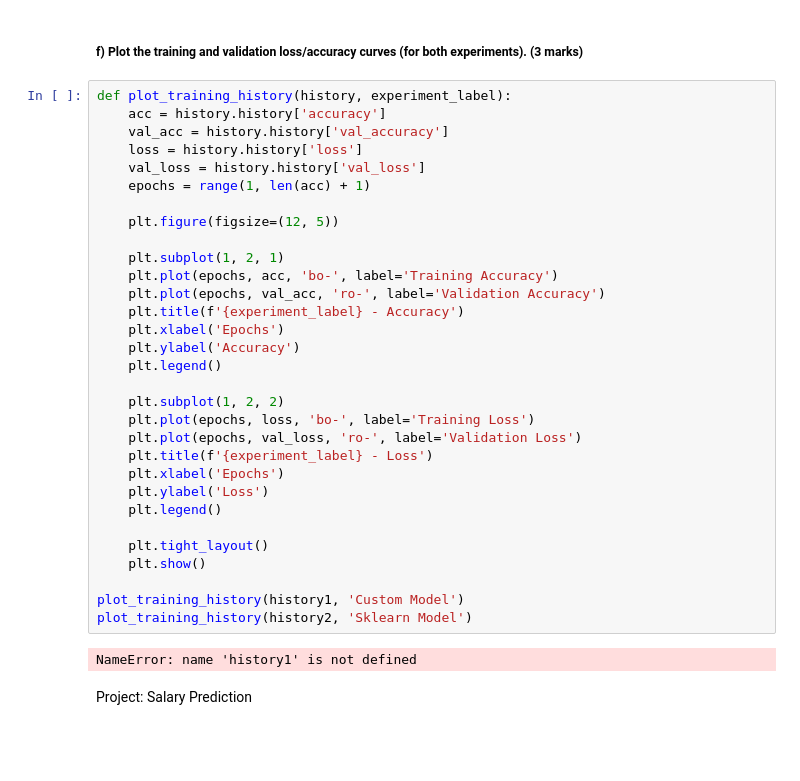
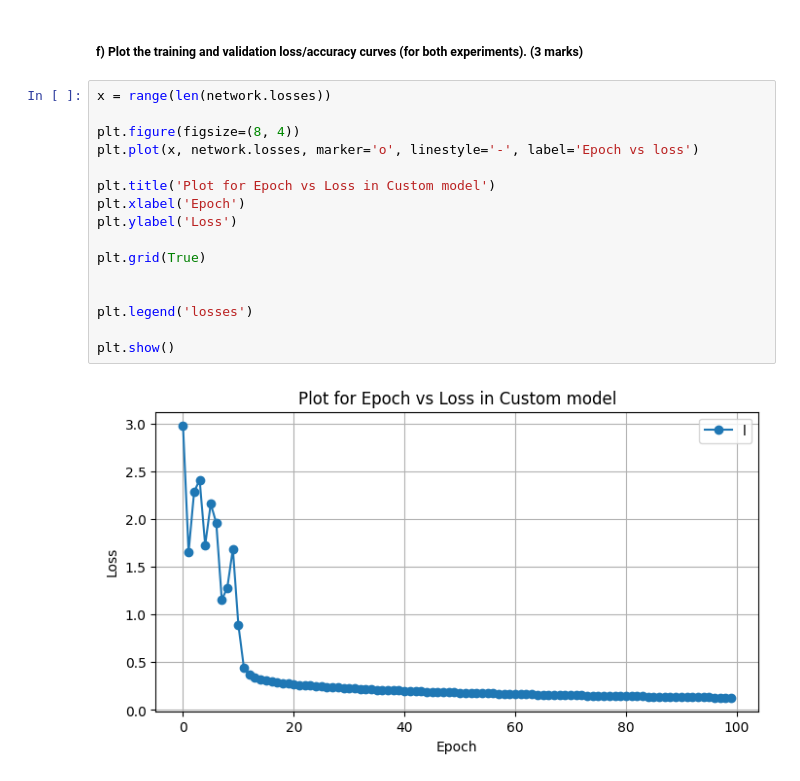
Before and after one commit to fastasturtlee/EDA, a Jupyter notebook: g24ait2004_g24ait2212_A2.ipynb, the cells around one changed output. Saved outputs shown, nothing was run; the diff lists cells and outputs as text; blank space fills up the shorter version.

```diff
--- a/g24ait2004_g24ait2212_A2.ipynb
+++ b/g24ait2004_g24ait2212_A2.ipynb
@@ -631,37 +662,20 @@ plt.plot
 # %% [markdown]
 ##### f) Plot the training and validation loss/accuracy curves (for both experiments). (3 marks)
-# %%
-def plot_training_history(history, experiment_label):
-    acc = history.history['accuracy']
-    val_acc = history.history['val_accuracy']
-    loss = history.history['loss']
-    val_loss = history.history['val_loss']
-    epochs = range(1, len(acc) + 1)
-
-    plt.figure(figsize=(12, 5))
-
-    plt.subplot(1, 2, 1)
-    plt.plot(epochs, acc, 'bo-', label='Training Accuracy')
-    plt.plot(epochs, val_acc, 'ro-', label='Validation Accuracy')
-    plt.title(f'{experiment_label} - Accuracy')
-    plt.xlabel('Epochs')
-    plt.ylabel('Accuracy')
-    plt.legend()
-
-    plt.subplot(1, 2, 2)
-    plt.plot(epochs, loss, 'bo-', label='Training Loss')
-    plt.plot(epochs, val_loss, 'ro-', label='Validation Loss')
-    plt.title(f'{experiment_label} - Loss')
-    plt.xlabel('Epochs')
-    plt.ylabel('Loss')
-    plt.legend()
-
-    plt.tight_layout()
-    plt.show()
-
-plot_training_history(history1, 'Custom Model')
-plot_training_history(history2, 'Sklearn Model')
-# %% [output]
-NameError: name 'history1' is not defined
-# %% [markdown]
-Project:  Salary Prediction
+# %%
+x = range(len(network.losses))
+
+plt.figure(figsize=(8, 4))
+plt.plot(x, network.losses, marker='o', linestyle='-', label='Epoch vs loss')
+
+plt.title('Plot for Epoch vs Loss in Custom model')
+plt.xlabel('Epoch')
+plt.ylabel('Loss')
+
+plt.grid(True)
+
+
+plt.legend('losses')
+
+plt.show()
+# %% [output]
+[figure, added]
```
Also changed, not shown: parts of 26 cells of this notebook.
